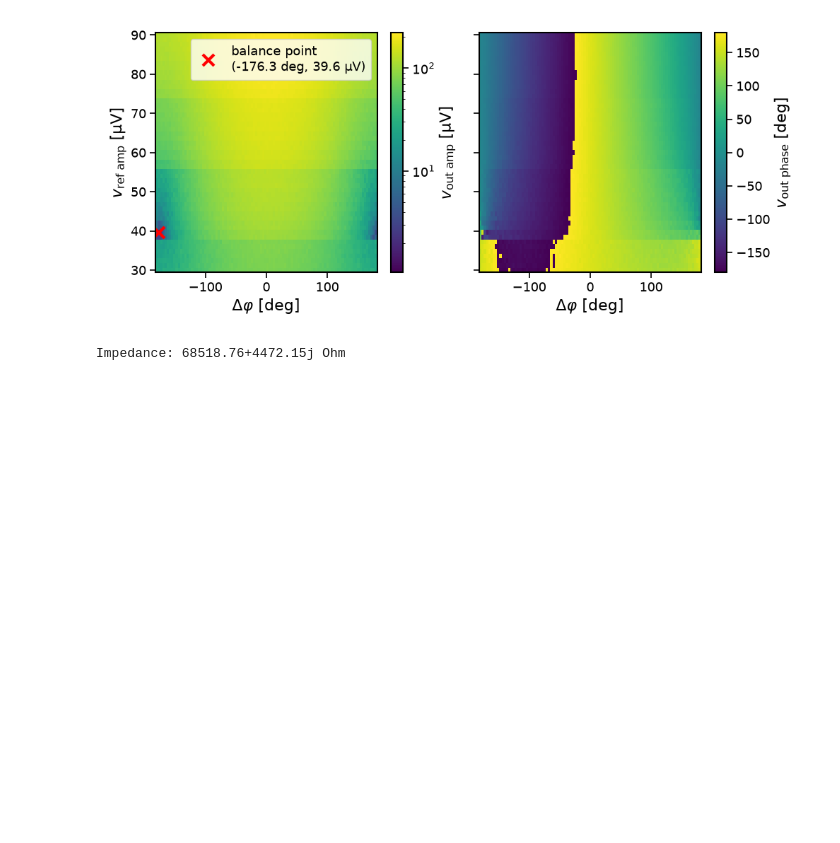
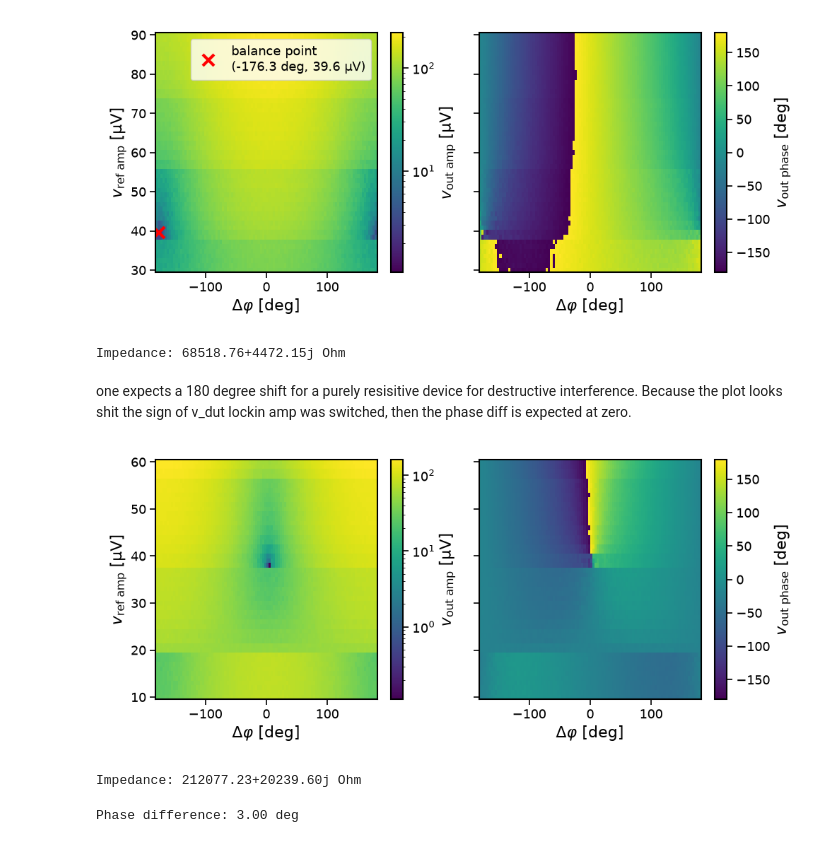
Before and after one commit to professors04/impedance_bridge_analysis, a Jupyter notebook: ADR cooldown 31/analysis.ipynb, the cells around one changed output. Saved outputs shown, nothing was run; the diff lists cells and outputs as text; code cells hidden in the pictures; blank space fills up the shorter version.

```diff
--- a/ADR cooldown 31/analysis.ipynb
+++ b/ADR cooldown 31/analysis.ipynb
@@ -62,3 +62,37 @@ Z_dut = calc.calculate_impedance(data)
 print(f"Impedance: {Z_dut:.2f} Ohm")
 # %% [output]
 Impedance: 68518.76+4472.15j Ohm
+# %% [markdown]
+one expects a 180 degree shift for a purely resisitive device for destructive interference. Because the plot looks shit the sign of v_dut lockin amp was switched, then the phase diff is expected at zero.
+# %%
+experiment_name = r"\lockin_amplitude_ref and phase sweep - V_dut = 314 uV"
+id = 1
+
+loader = LoadData(data_path = base_path + experiment_name)
+data = loader.load_zarr(run_id=id)
+
+V_dut = get_parameter_snapshot_value(data, "V_dut")
+f_lockin = get_parameter_snapshot_value(data, "lockin_frequency")
+# %%
+plotr.lockin_ref_phase_sweep(data, size_factor=1.6, y_factor = 1e6, log_scale=True, save_path=rf"\plots\lockin_ref_phase_sweep_{V_dut:.2f}V_dut_bias_{id}_log.png")
+
+# Capacitor modeled as parallel R and C
+Z_dut = calc.calculate_impedance(data)
+R, C = calc.calculate_RC_from_dut_Impedance(Z_dut, f_lockin)
+
+#print(f"Capacitor modeled as parallel R and C: R = {R/1e3:.2f} kOhm, C = {C*1e12:.2f} pF")
+print(f"Impedance: {Z_dut:.2f} Ohm")
+# %% [output]
+[figure, added]
+Impedance: 212077.23+20239.60j Ohm
+# %%
+experiment_name = r"\lockin_amplitude_ref gate sweep rail_voltages"
+id = 4
+
+loader = LoadData(data_path = base_path + experiment_name)
+data = loader.load_zarr(run_id=id)
+
+phase_diff = get_parameter_snapshot_value(data, "lockin_phase_diff")
+print(f"Phase difference: {phase_diff:.2f} deg")
+# %% [output]
+Phase difference: 3.00 deg
```
Also changed, not shown: parts of 1 cell of this notebook, 16 other files.
